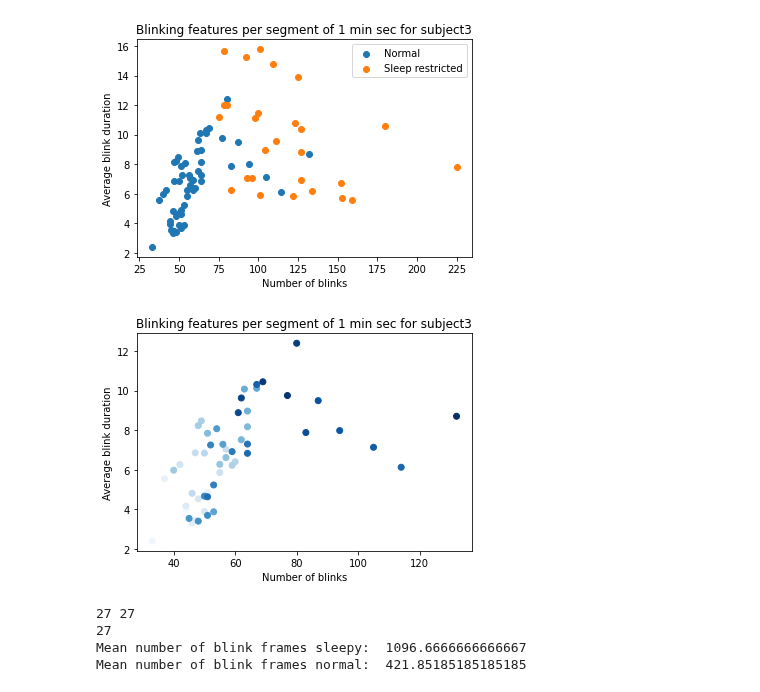
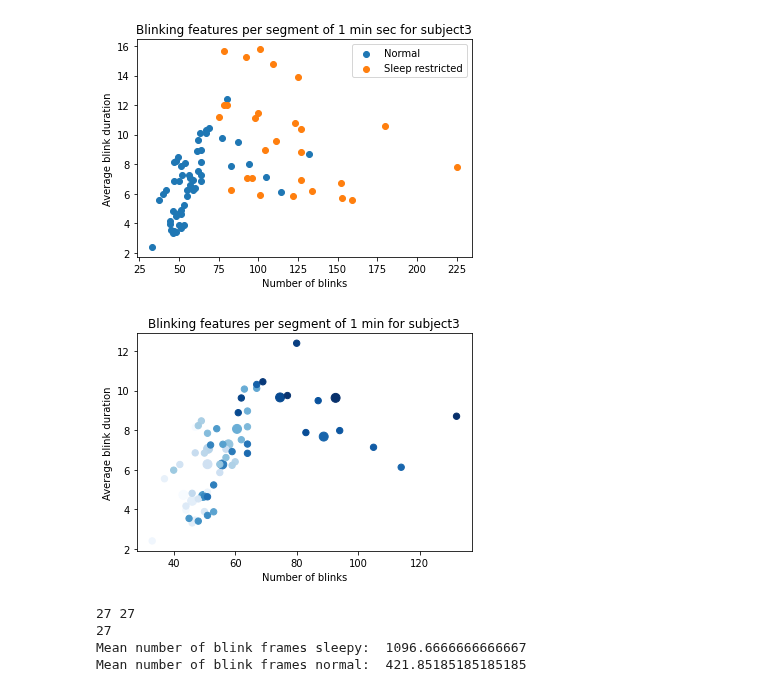
Before and after one commit to fruste/driver-drowsiness, a Jupyter notebook: code/feature_creation.ipynb, the cells around one changed output. Cells and saved outputs as stored; diff of their text form; code cells hidden in the pictures.

Commit message:
Averaging over gradient plot to illustrate temporal clusters

```diff
--- a/code/feature_creation.ipynb
+++ b/code/feature_creation.ipynb
@@ -284,17 +284,32 @@ plt.show()
 # %% [output]
 [figure]
 # %%
-def gradient_plot(blink_counts, average_durs, condition):
-    plt.title("Blinking features per segment of 1 min sec for " + subject)
+def gradient_plot(blink_counts, average_durs, condition, size=40):
+    plt.title("Blinking features per segment of 1 min for " + subject)
     plt.xlabel("Number of blinks")
     plt.ylabel("Average blink duration")
-    plt.scatter(blink_counts, average_durs, label = 'Normal', cmap = 'Blues', c = range(len(blink_counts)))
+    plt.scatter(blink_counts, average_durs, label = 'Normal', cmap = 'Blues', c = range(len(blink_counts)), s=size)
     plt.savefig('../figures/gradient_scatter_' + subject + condition + '.jpg')
-    plt.show()
 
+def average(values, avg_len):
+    new_values = []
+    sum_values = []
+    for i, val in enumerate(values):
+        sum_values.append(val)
+        if i % avg_len == 0 and i > 0:
+            new_values.append(sum(sum_values) / len(sum_values))
+            sum_values = []
+    new_values.append(sum(sum_values) / len(sum_values))
+    return new_values
+
+avg_blink_counts = average(blink_counts_normal, 5)
+avg_durs_normal = average(average_durs_normal, 5)
+
+gradient_plot(avg_blink_counts, avg_durs_normal, 'normal', size=80)
 gradient_plot(blink_counts_normal, average_durs_normal, 'normal')
+plt.show()
 # %% [output]
-[figure, old version]
+[figure, new version]
 # %%
 # The number of blinking frames is just a multiplication of the duration and number of blinks
 blink_frames_sleepy = list(np.multiply(np.array(blink_counts_sleepy), np.array(average_durs_sleepy)))
```
Also changed, not shown: 1 other file.
